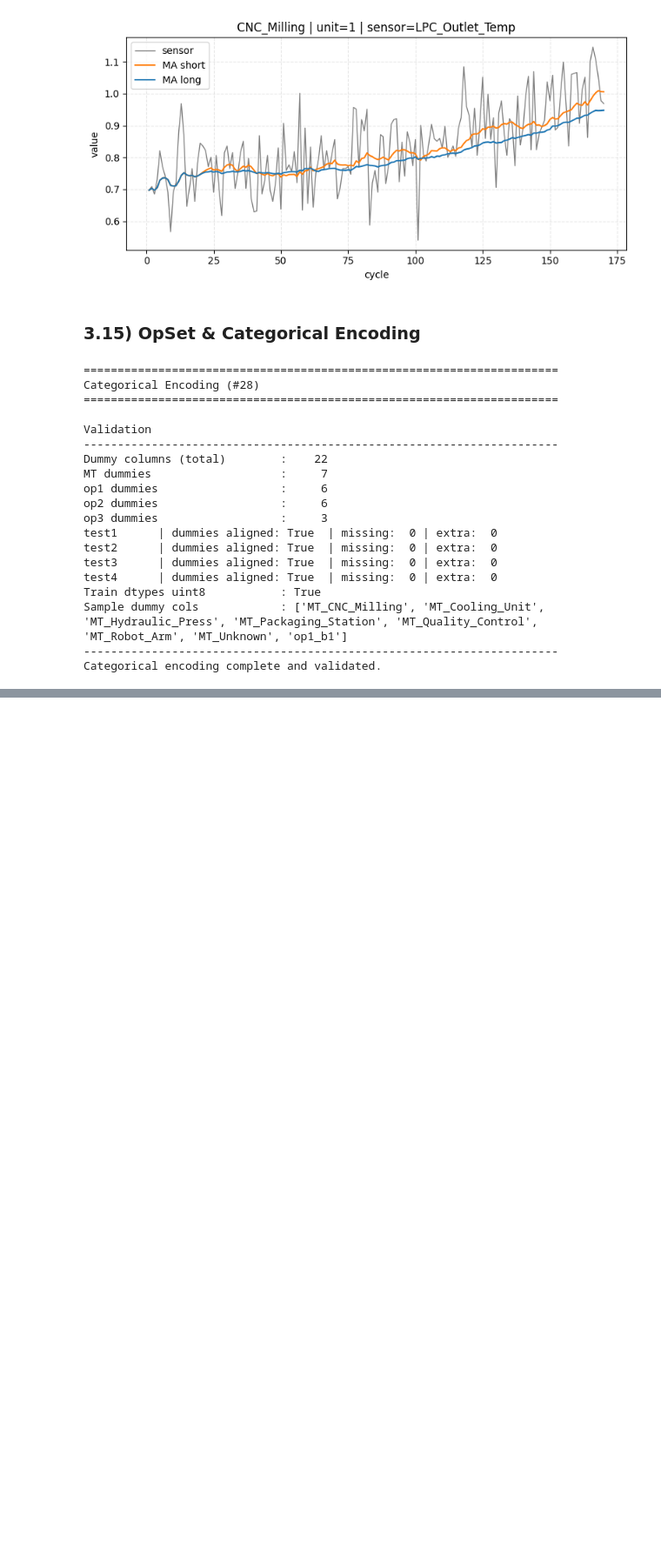
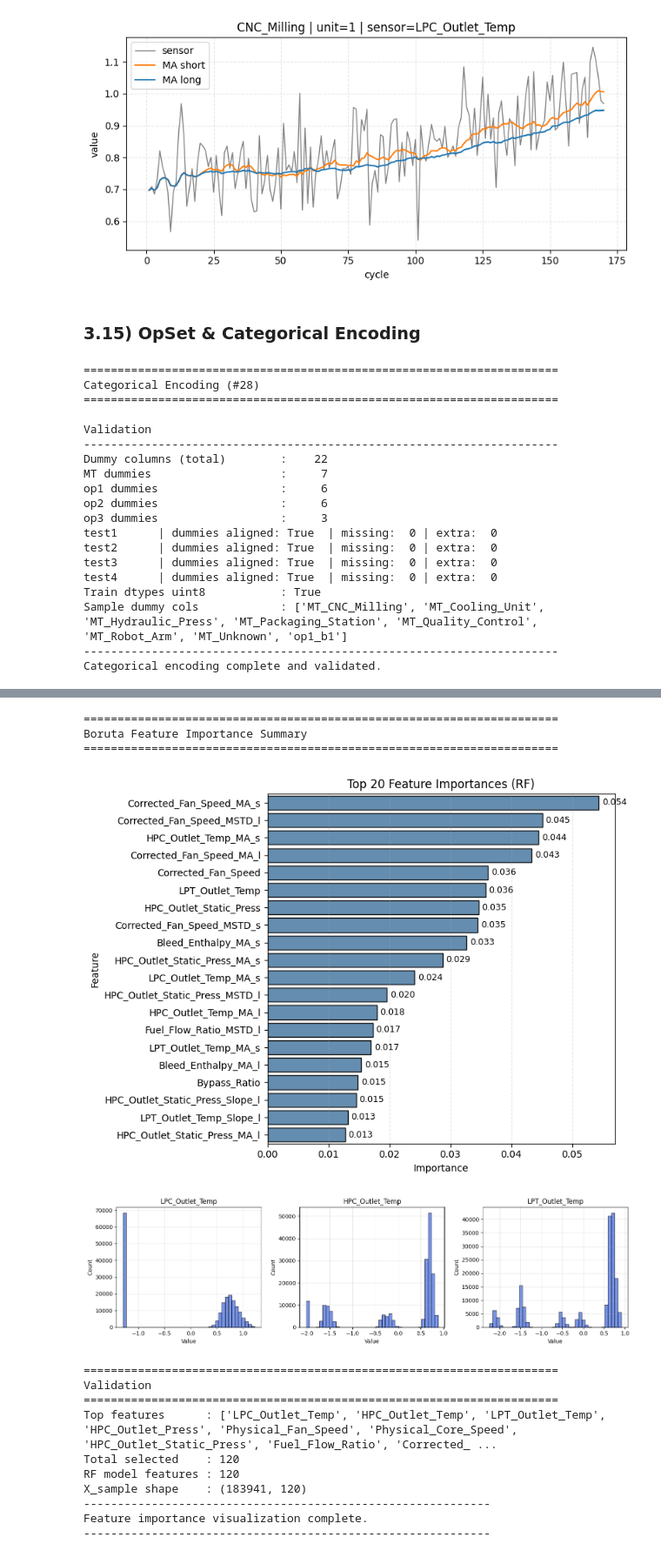
Before and after one commit to canozkan17/ROS2-Based-Smart-Factory-Digital-Twin, a Jupyter notebook: CMAPSS_ML_training.ipynb, the cells around one changed output, grey strips where cells are left out. Shown at 87% size. Cells and saved outputs as stored; diff of their text form; code cells hidden in the pictures; blank space fills up the shorter version.

Commit message:
BorutaPy Feature Selection + Stratified Split & Resample

```diff
--- a/CMAPSS_ML_training.ipynb
+++ b/CMAPSS_ML_training.ipynb
@@ -3568,0 +3778,71 @@ Categorical encoding complete and validated.
+# %%
+# 29A/ Boruta Feature Importance Visualization
+
+# Function: Plot feature importances from trained RandomForest
+def plot_feature_importances(model, feature_names, top_n=20):
+    importances = model.feature_importances_
+    idx = np.argsort(importances)[::-1][:top_n]
+    top_features = [feature_names[i] for i in idx]
+    top_importances = importances[idx]
+
+    plt.figure(figsize=(8, 6))
+    sns.barplot(x=top_importances, y=top_features, color='steelblue', edgecolor='black', alpha=0.9)
+    plt.title(f'Top {top_n} Feature Importances (RF)')
+    plt.xlabel('Importance')
+    plt.ylabel('Feature')
+    for i, v in enumerate(top_importances):
+        plt.text(v + max(top_importances)*0.01, i, f"{v:.3f}", va='center', fontsize=9)
+    plt.grid(axis='x', alpha=0.3, linestyle='--')
+    plt.tight_layout()
+    plt.show()
+
+# Main
+print_header("Boruta Feature Importance Summary")
+
+# Use already trained rf_29 and selected_features from #29
+if 'rf_29' not in globals() or 'selected_features' not in globals():
+    raise ValueError("rf_29 or selected_features not found. Run #29 first.")
+
+# Plot top 20 feature importances
+plot_feature_importances(rf_29, selected_features, top_n=20)
+
+# Show feature distribution for top 3 features
+top3 = selected_features[:3]
+plt.figure(figsize=(14, 4))
+for i, col in enumerate(top3):
+    plt.subplot(1, 3, i+1)
+    plt.hist(X_sample[col], bins=40, color='royalblue', alpha=0.7, edgecolor='black')
+    plt.title(col)
+    plt.xlabel('Value')
+    plt.ylabel('Count')
+    plt.grid(alpha=0.3)
+plt.tight_layout()
+plt.show()
+
+# Validation
+print_header("Validation")
+print(f"{'Top features':<18}: {selected_features[:10]}")
+print(f"{'Total selected':<18}: {len(selected_features)}")
+print(f"{'RF model features':<18}: {rf_29.n_features_in_}")
+print(f"{'X_sample shape':<18}: {X_sample.shape}")
+print("-" * 60)
+assert len(selected_features) > 0, "No features selected by Boruta."
+assert X_sample.shape[1] == len(selected_features), "X_sample column count mismatch."
+print("Feature importance visualization complete.")
+print("-" * 60)
+# %% [output]
+======================================================================
+Boruta Feature Importance Summary
+======================================================================
+[figure, added]
+[figure, added]
+======================================================================
+Validation
+======================================================================
+Top features      : ['LPC_Outlet_Temp', 'HPC_Outlet_Temp', 'LPT_Outlet_Temp', 'HPC_Outlet_Press', 'Physical_Fan_Speed', 'Physical_Core_Speed', 'HPC_Outlet_Static_Press', 'Fuel_Flow_Ratio', 'Corrected_ ...
+Total selected    : 120
+RF model features : 120
+X_sample shape    : (183941, 120)
+------------------------------------------------------------
+Feature importance visualization complete.
+------------------------------------------------------------
```
Also changed, not shown: parts of 11 cells of this notebook.
